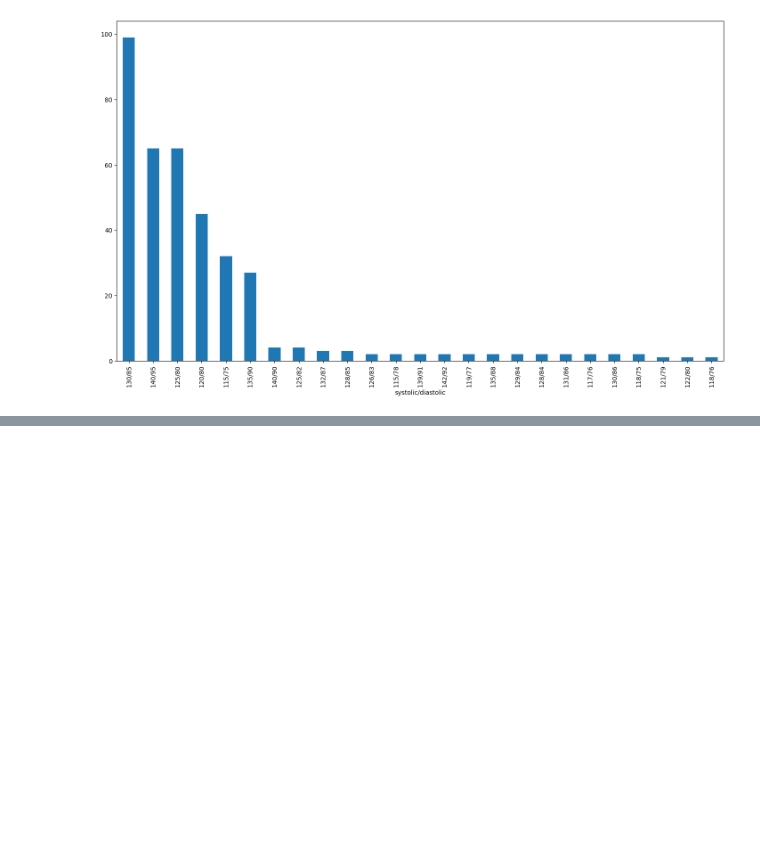
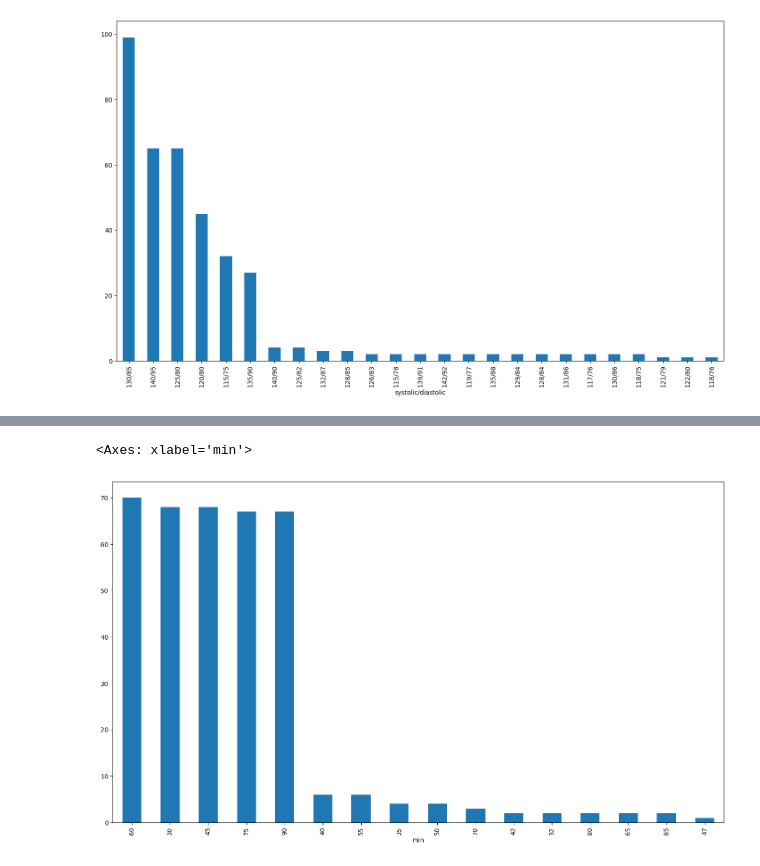
Before and after one commit to Brokolito/HAD-ModProba, a Jupyter notebook: data_work.ipynb, the cells around one changed output, grey strips where cells are left out. Drawn from its saved outputs; the diff is of its cells as text; code cells hidden in the pictures; blank space fills up the shorter version.

```diff
--- a/data_work.ipynb
+++ b/data_work.ipynb
@@ -163,0 +174,5 @@ data["Blood Pressure"].value_counts().plot(kind="bar",xlabel="systolic/diastolic
+# %%
+data["Physical Activity Level"].value_counts().plot(kind="bar",xlabel="min")
+# %% [output]
+<Axes: xlabel='min'>
+[figure, added]
```
Also changed, not shown: parts of 2 cells of this notebook.
